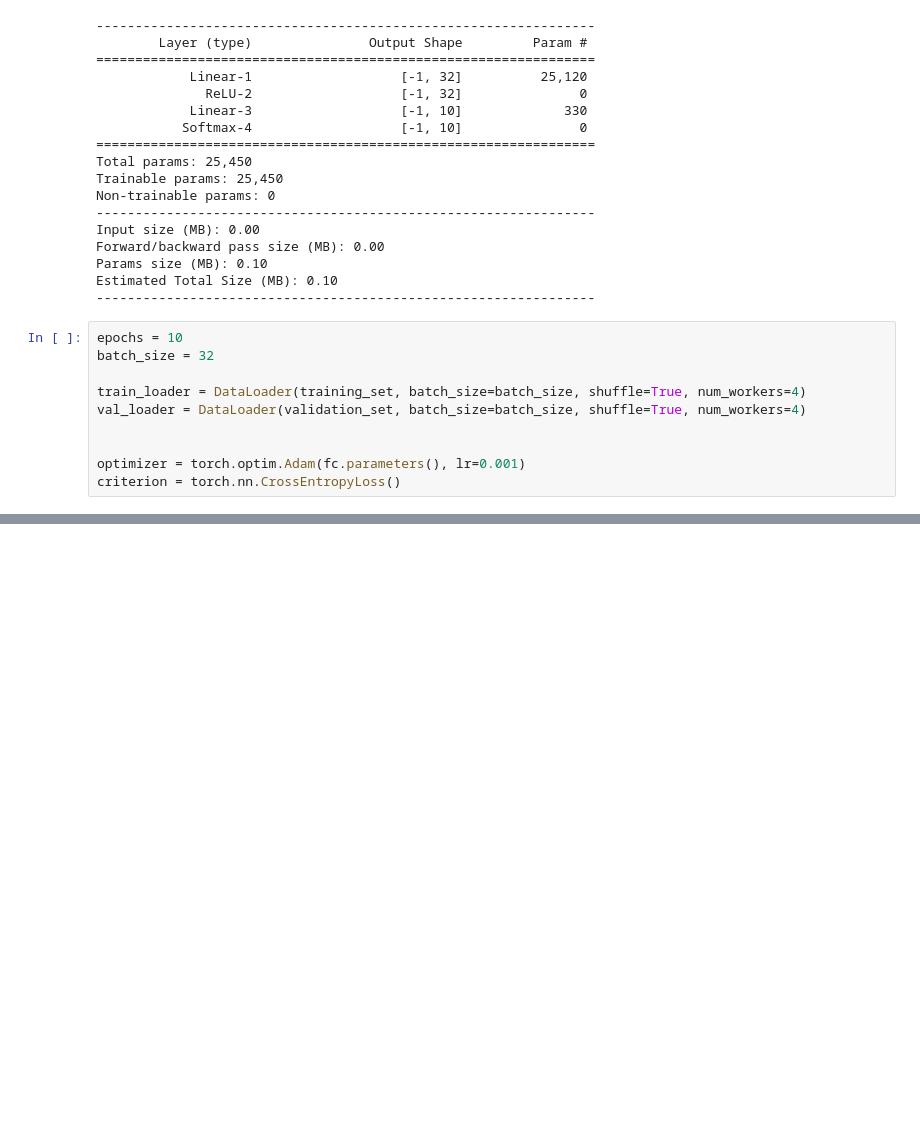
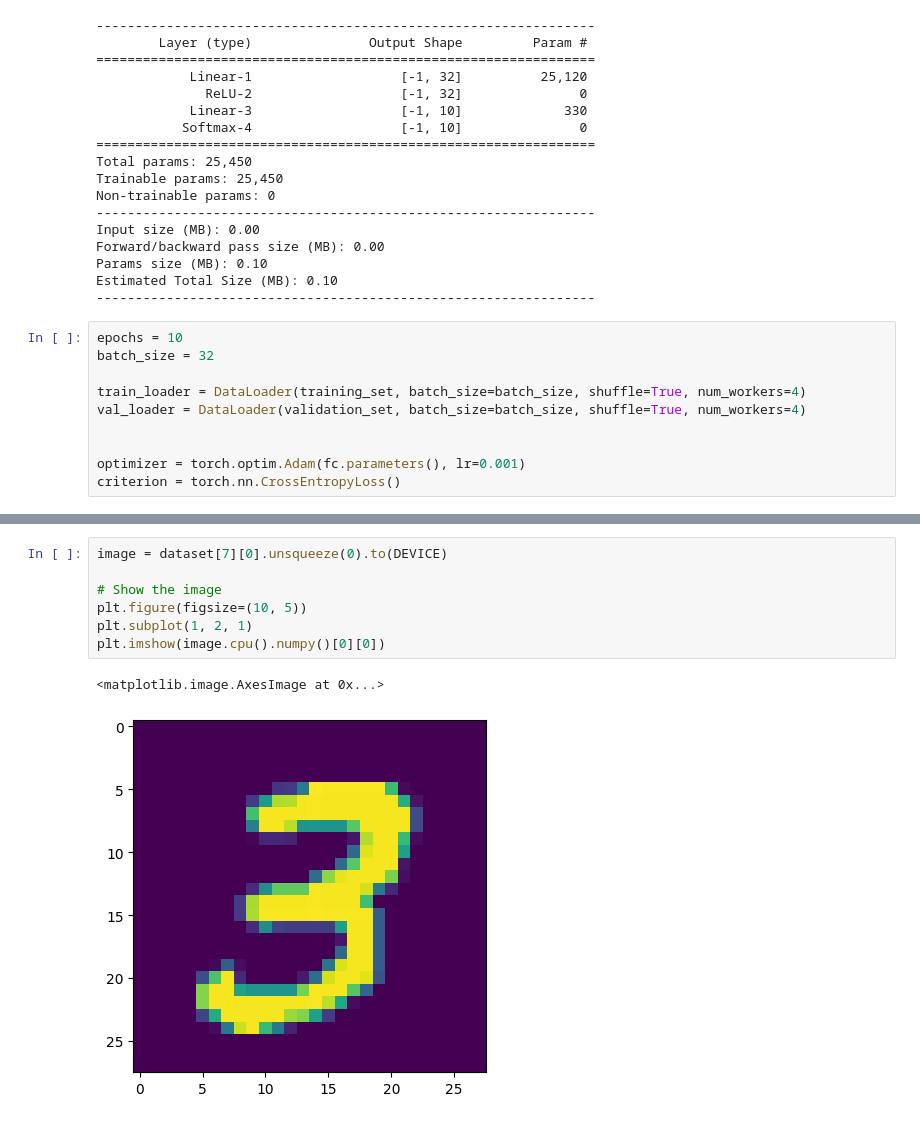
Before and after one commit to EricJahns/CNNvsFCC, a Jupyter notebook: main.ipynb, the cells around one changed output, grey strips where cells are left out. Saved outputs shown, nothing was run; the diff lists cells and outputs as text; blank space fills up the shorter version.

```diff
--- a/main.ipynb
+++ b/main.ipynb
@@ -302,0 +296,10 @@ plt.savefig('fc_vs_cnn_cost.png')
+# %%
+image = dataset[7][0].unsqueeze(0).to(DEVICE)
+
+# Show the image
+plt.figure(figsize=(10, 5))
+plt.subplot(1, 2, 1)
+plt.imshow(image.cpu().numpy()[0][0])
+# %% [output]
+<matplotlib.image.AxesImage at 0x...>
+[figure, added]
```
Also changed, not shown: parts of 13 cells of this notebook, 6 other files.
